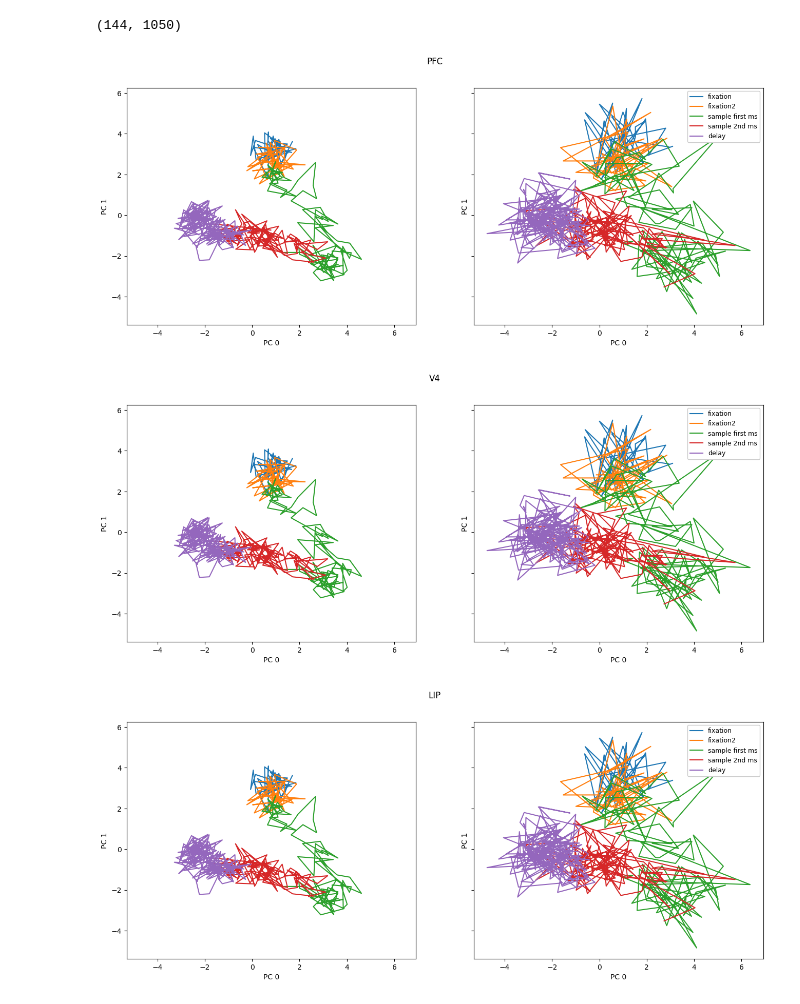
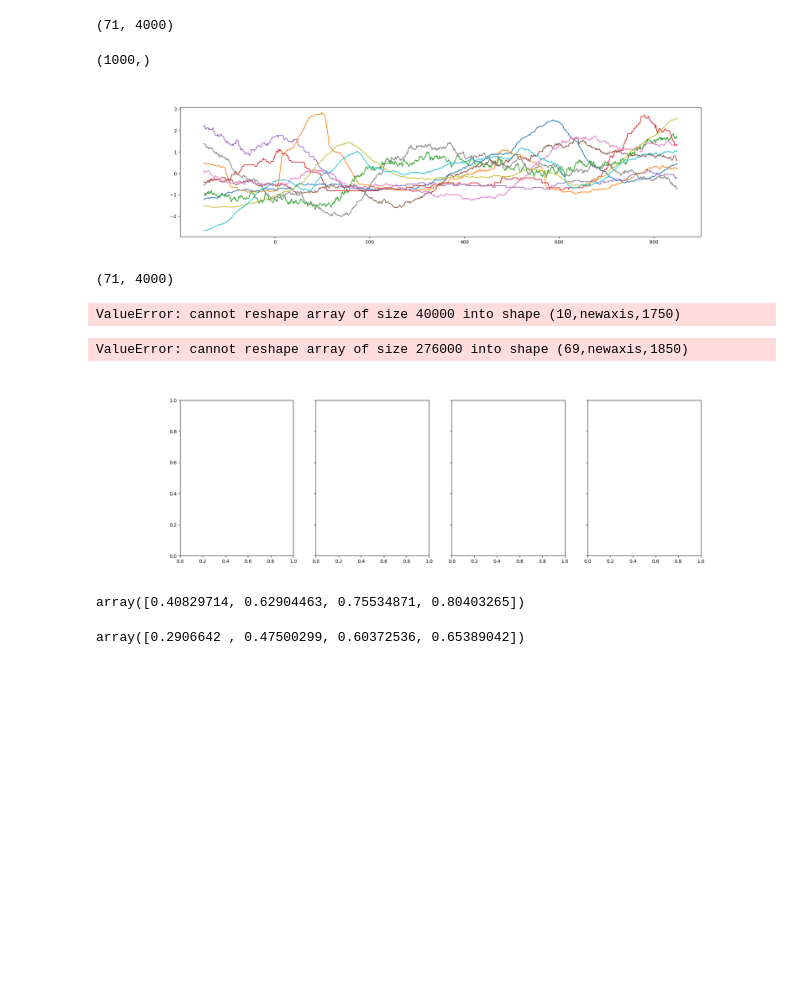
Before and after one commit to Ibos-lab/EphysVibe, a Jupyter notebook: examples/pca.ipynb, the cells around one changed output. Saved outputs shown, nothing was run; the diff lists cells and outputs as text; code cells hidden in the pictures; blank space fills up the shorter version.

```diff
--- a/examples/pca.ipynb
+++ b/examples/pca.ipynb
@@ -111,0 +197,3 @@ for line in lines_sp:
+# %%
+rf_b1 = rf_all_b1#[rf_all_b1['vm_index'] <0]#rf_all_b1#
+rf_b1.shape
@@ -162,4 +277,5 @@ np.save('/home/INT/losada.c/Documents/codes/EphysVibe/examples/pca_v4_good.npy',
 sp_avg_pfc = np.load('/home/INT/losada.c/Documents/codes/EphysVibe/examples/pca_pfc_good.npy')
 sp_avg_v4 = np.load('/home/INT/losada.c/Documents/codes/EphysVibe/examples/pca_v4_good.npy')
 sp_avg_lip = np.load('/home/INT/losada.c/Documents/codes/EphysVibe/examples/pca_lip_good.npy')
+sp_avg_v4_vd0 = np.load('/home/INT/losada.c/Documents/codes/EphysVibe/examples/pca_v4_good_vdidxinf0.npy')
 # %%
@@ -173,3 +285,7 @@ print(sp_avg_pfc.shape,sp_avg_v4.shape,sp_avg_lip.shape)
+# %%
+sp_avg_lip.shape
+# %% [output]
+(71, 4000)
 # %%
 def compute_pca(sp_avg,n_comp):
     # perform PCA
@@ -211,19 +316,68 @@ def plot_pcs(mean_co_pcs,n_pcs,area):
+# %%
+sp_avg_lip_z.reshape(71,-1,1000).mean(axis=1)[0]
+# %% [output]
+(1000,)
+# %%
+sp_avg_lip_z = z_score(sp_avg_lip)
+fig,ax = plt.subplots(figsize=(20,5))
+for i in range(10,20):
+    ax.plot(np.arange(1000)-150,sp_avg_lip_z.reshape(71,-1,1000).mean(axis=1)[i])
+# %% [output]
+[figure, added]
 # %%
-co_pcs.shape
+sp_avg_lip_z.shape
 # %% [output]
-(144, 1050)
+(71, 4000)
+# %%
+
+# perform PCA
+#sp_avg = sp_avg[:,2200:]
+
+sp_avg_lip_z = z_score(sp_avg_lip)
+
+sp_avg_z =sp_avg_lip_z
+model = PCA(n_components=10).fit(sp_avg_z.T)
+C = model.components_
+pc_s = C @ sp_avg_z
+reshape_pc_s = pc_s.reshape(10,-1,1750)
+mean_co_pcs = np.mean(reshape_pc_s,axis=1)
+
+fix_idx = np.arange(0,1000,1)
+samp1_idx = np.arange(1000,1450,1)
+
+delay_idx = np.arange(1450,1750,1)
+fig,ax = plt.subplots(figsize=(6,6))#, subplot_kw={'projection': '3d'}
+i=0
+ax.plot(mean_co_pcs[i+0][fix_idx],mean_co_pcs[i+2][fix_idx],'r',label='fixation')
+ax.plot(mean_co_pcs[i+0][samp1_idx],mean_co_pcs[i+2][samp1_idx],'b',label='sample first part')
+ax.plot(mean_co_pcs[i+0][delay_idx],mean_co_pcs[i+2][delay_idx],'g',label='delay')
+np.cumsum(model.explained_variance_ratio_)[:4]
+ax.set(xlabel="PC "+str(i+0), ylabel="PC "+str(i+2),title='lip')
+np.cumsum(model.explained_variance_ratio_)[:4]
+# %% [output]
+ValueError: cannot reshape array of size 40000 into shape (10,newaxis,1750)
 # %%
-n_comp = 139
+n_comp = 69
 all_model = []
-for sp_avg,area in zip([sp_avg_pfc,sp_avg_v4,sp_avg_lip],['PFC','V4','LIP']):
+fig,ax = plt.subplots(1,4,figsize=(20,6),sharex=True,sharey=True)#, subplot_kw={'projection': '3d'}
+for i,(sp_avg,area) in enumerate(zip([sp_avg_pfc,sp_avg_lip,sp_avg_v4,sp_avg_v4_vd0],['PFC','LIP','V4','V4 visual'])):
     model,pc_s = compute_pca(sp_avg,n_comp)
     all_model.append(model)
-    reshape_pc_s = pc_s.reshape(n_comp,-1,1050)
-    co_pcs = reshape_pc_s[:,:,:]
-    n_pcs = reshape_pc_s[:,3,:]
+    reshape_pc_s = pc_s.reshape(n_comp,-1,1850)
+    co_pcs = reshape_pc_s#[:,:,:]
+    n_pcs = reshape_pc_s[:,0,:]
     mean_co_pcs = np.mean(co_pcs,axis=1)
-    plot_pcs(mean_co_pcs,n_pcs,area)
+
+    plot_pcs(mean_co_pcs,n_pcs,area,ax[i])
+ax[i].legend(fontsize=9,columnspacing=0.5,facecolor='white', framealpha=1)
 # %% [output]
+ValueError: cannot reshape array of size 276000 into shape (69,newaxis,1850)
-[figure, old version]
+[figure, new version]
-[figure, removed]
-[figure, removed]
+# %%
+np.cumsum(all_model[0].explained_variance_ratio_)[:4]
+# %% [output]
+array([0.40829714, 0.62904463, 0.75534871, 0.80403265])
+# %%
+np.cumsum(all_model[1].explained_variance_ratio_)[:4]
+# %% [output]
+array([0.2906642 , 0.47500299, 0.60372536, 0.65389042])
```
Also changed, not shown: parts of 26 cells of this notebook, 2 other files.
